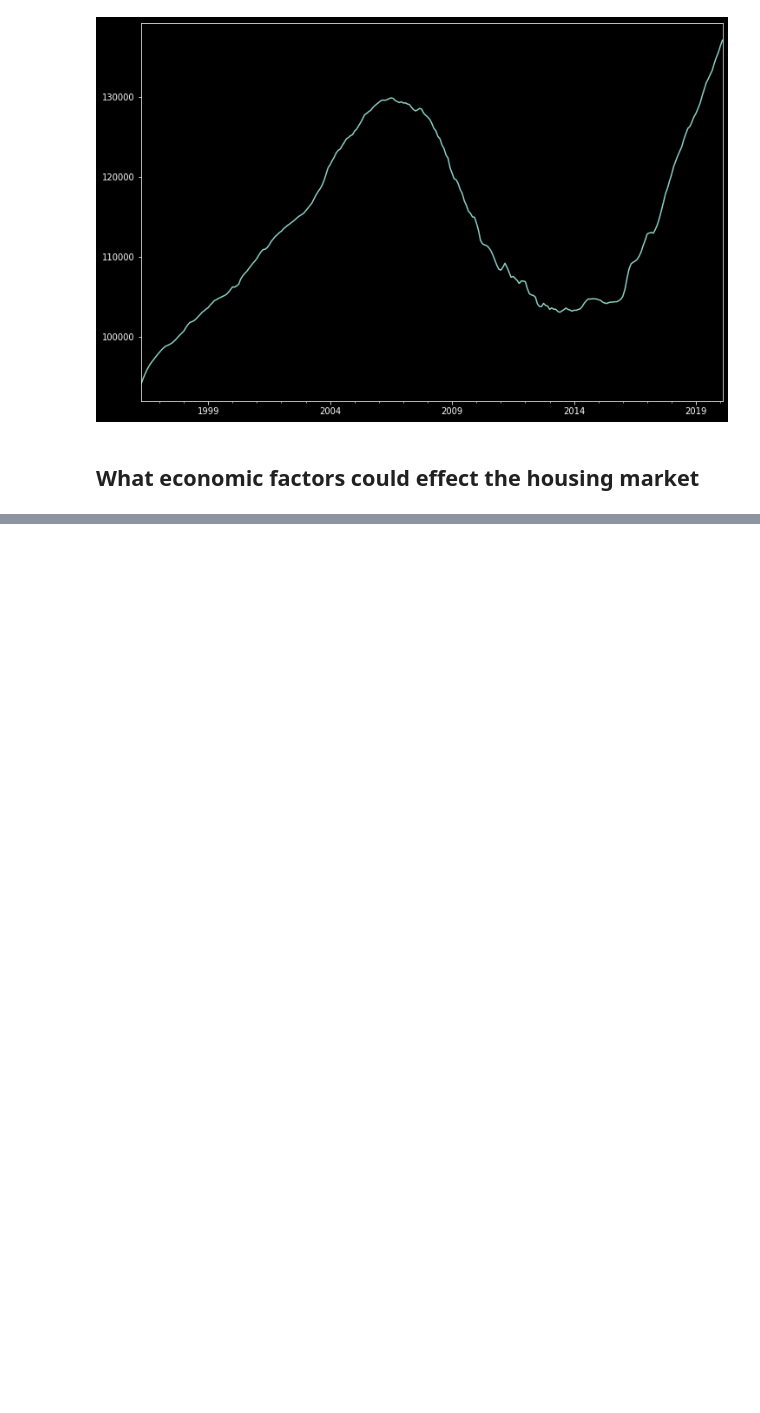
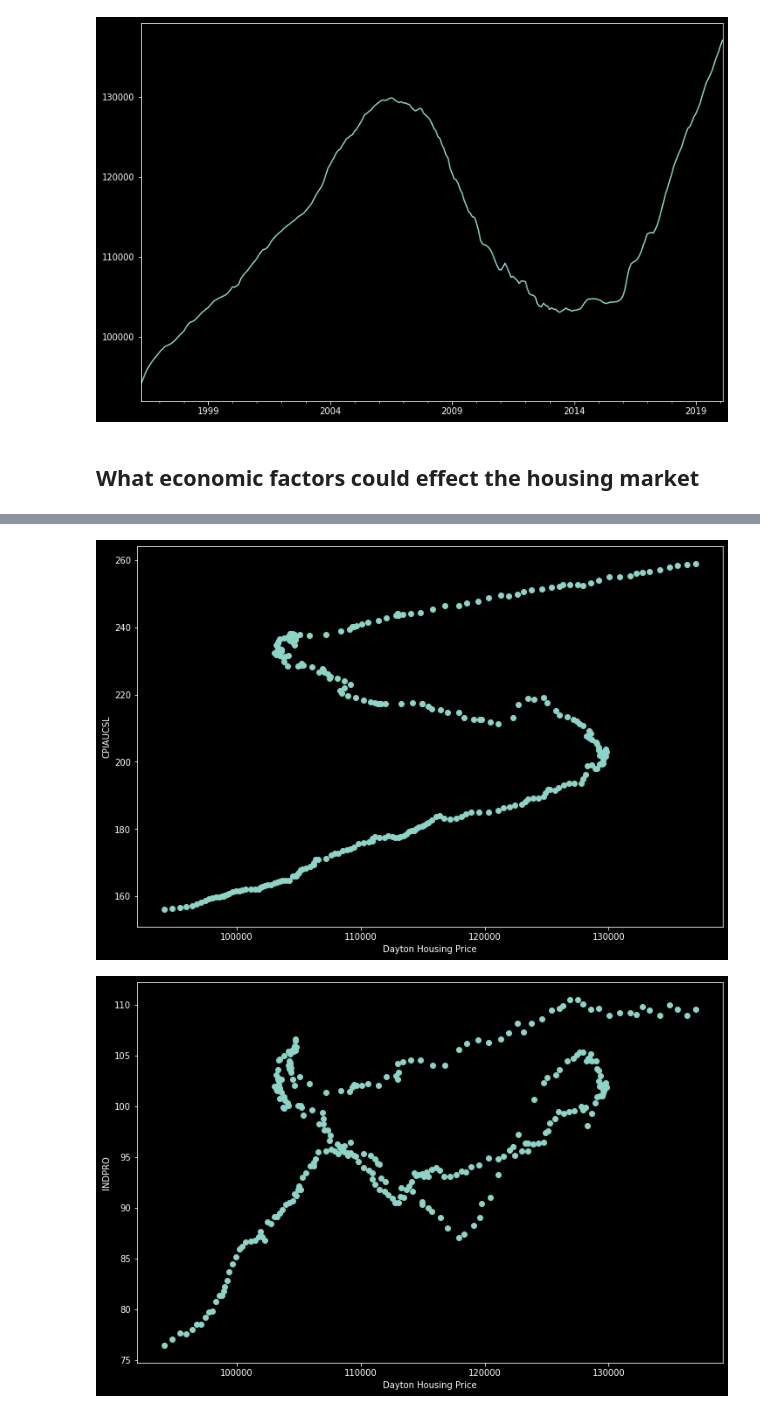
Before and after one commit to bimmerbailey/zillow_data_analysis, a Jupyter notebook: time_series.ipynb, the cells around one changed output, grey strips where cells are left out. Drawn from its saved outputs; the diff is of its cells as text; code cells hidden in the pictures; blank space fills up the shorter version.

```diff
--- a/time_series.ipynb
+++ b/time_series.ipynb
@@ -112,0 +127,11 @@ econ_data[['FEDFUNDS', 'UNRATE']].plot();
+# %%
+for col in dayton_housing[['CPIAUCSL', 'INDPRO', 'DJI_Open', 'DJI_Volume']]:
+    fig, ax = plt.subplots(figsize=(12, 8))
+#     plt.plot(dayton_housing[['Dayton', col]])
+    plt.scatter(x=dayton_housing['Dayton'], y=dayton_housing[col])
+    plt.xlabel('Dayton Housing Price')
+    plt.ylabel(f'{col}')
+    plt.show()
+# %% [output]
+[figure, added]
+[figure, added]
```
Also changed, not shown: parts of 15 cells of this notebook, 2 other files.
